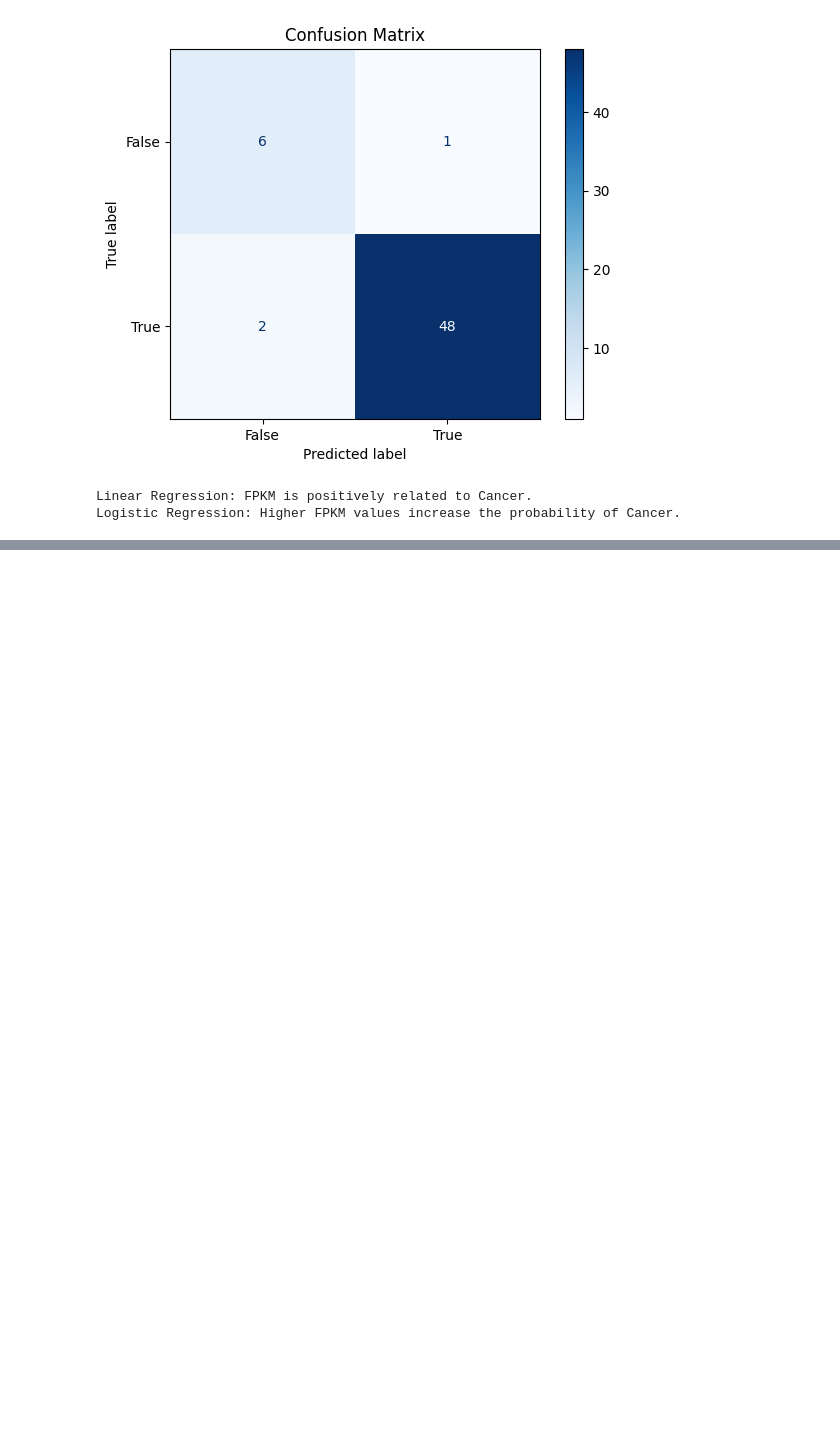
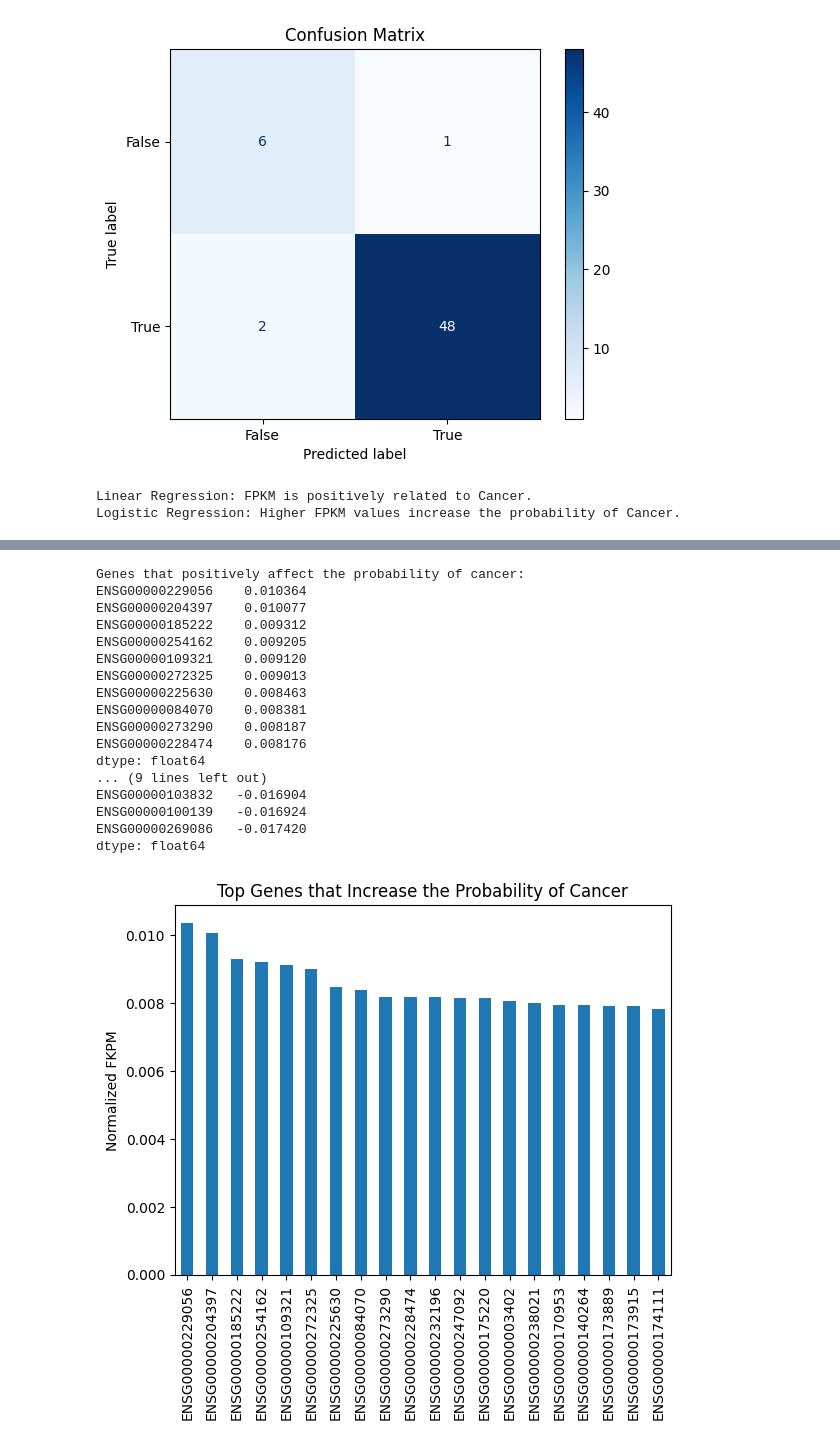
Before and after one commit to Swatkats13/CS506_Final_Project, a Jupyter notebook: Linear_and_Logistic_Regression.ipynb, the cells around one changed output, grey strips where cells are left out. Cells and saved outputs as stored; diff of their text form; code cells hidden in the pictures; blank space fills up the shorter version.

```diff
--- a/Linear_and_Logistic_Regression.ipynb
+++ b/Linear_and_Logistic_Regression.ipynb
@@ -191,0 +136,45 @@ Provides a better understanding of the relationship between FPKM and cancer prob
+# %%
+# Find which genes positively and negatively affect the probability of cancer
+genes = X_train.columns
+gene_weights = logistic_model.coef_[0]
+gene_weights = pd.Series(gene_weights, index=genes)
+gene_weights = gene_weights.sort_values(ascending=False)
+
+print("\nGenes that positively affect the probability of cancer:")
+print(gene_weights.head(10))
+
+print("\nGenes that negatively affect the probability of cancer:")
+print(gene_weights.tail(10))
+
+# Plot a graph of the top 20 genes increase the probability of cancer
+top_genes = gene_weights.head(20)
+top_genes.plot(kind='bar')
+plt.title('Top Genes that Increase the Probability of Cancer')
+plt.ylabel('Normalized FKPM')
+plt.show()
+
+# Plot a graph of the top 20 genes decrease the probability of cancer
+bottom_genes = gene_weights.tail(20)
+bottom_genes.plot(kind='bar')
+plt.title('Top Genes that Decrease the Probability of Cancer')
+plt.ylabel('Normalized FKPM')
+plt.show()
+# %% [output]
+Genes that positively affect the probability of cancer:
+ENSG00000229056    0.010364
+ENSG00000204397    0.010077
+ENSG00000185222    0.009312
+ENSG00000254162    0.009205
+ENSG00000109321    0.009120
+ENSG00000272325    0.009013
+ENSG00000225630    0.008463
+ENSG00000084070    0.008381
+ENSG00000273290    0.008187
+ENSG00000228474    0.008176
+dtype: float64
+... (9 lines left out)
+ENSG00000103832   -0.016904
+ENSG00000100139   -0.016924
+ENSG00000269086   -0.017420
+dtype: float64
+[figure, added]
```
Also changed, not shown: parts of 3 cells of this notebook.
